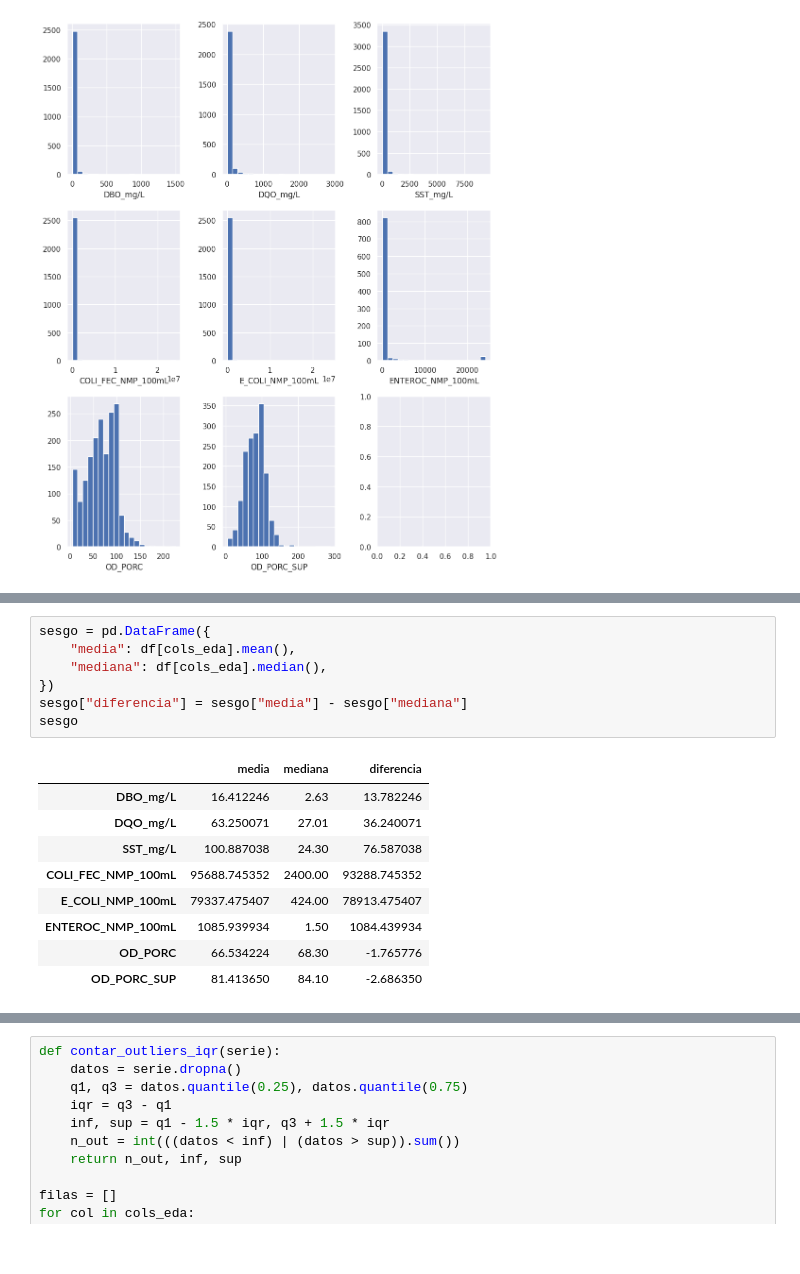
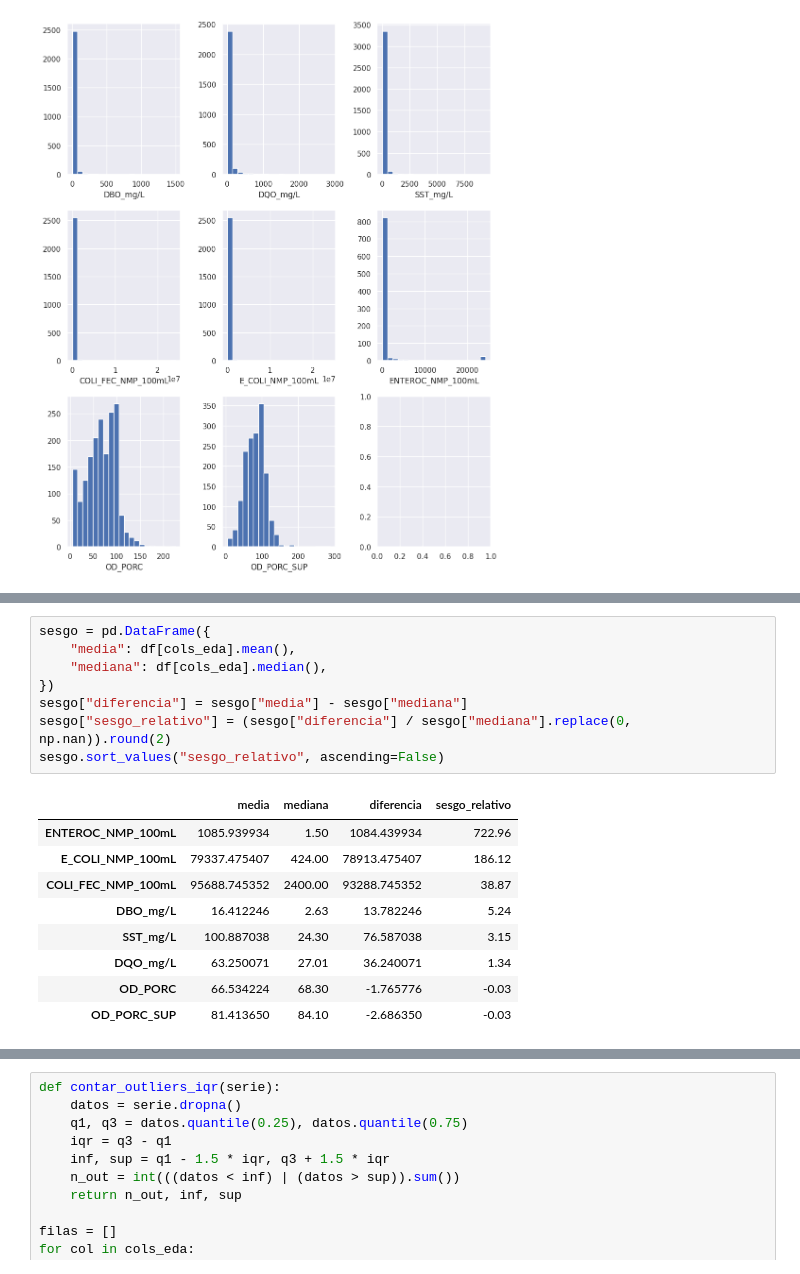
Before and after one commit to achockc-cenfo/proyecto_final_CD, a Jupyter notebook: cd_final_proyecto.ipynb, the cells around one changed output, grey strips where cells are left out. Saved outputs shown, nothing was run; the diff lists cells and outputs as text.

```diff
--- a/cd_final_proyecto.ipynb
+++ b/cd_final_proyecto.ipynb
@@ -267,18 +329,19 @@ desc[["count", "mean", "mediana", "std", "min", "25%", "50%", "75%", "max", "ran
 # %%
 sesgo = pd.DataFrame({
     "media": df[cols_eda].mean(),
     "mediana": df[cols_eda].median(),
 })
 sesgo["diferencia"] = sesgo["media"] - sesgo["mediana"]
-sesgo
+sesgo["sesgo_relativo"] = (sesgo["diferencia"] / sesgo["mediana"].replace(0, np.nan)).round(2)
+sesgo.sort_values("sesgo_relativo", ascending=False)
 # %% [output]
-|  | media | mediana | diferencia |
-| DBO_mg/L | 16.412246 | 2.63 | 13.782246 |
-| DQO_mg/L | 63.250071 | 27.01 | 36.240071 |
-| SST_mg/L | 100.887038 | 24.30 | 76.587038 |
-| COLI_FEC_NMP_100mL | 95688.745352 | 2400.00 | 93288.745352 |
-| E_COLI_NMP_100mL | 79337.475407 | 424.00 | 78913.475407 |
-| ENTEROC_NMP_100mL | 1085.939934 | 1.50 | 1084.439934 |
-| OD_PORC | 66.534224 | 68.30 | -1.765776 |
-| OD_PORC_SUP | 81.413650 | 84.10 | -2.686350 |
+|  | media | mediana | diferencia | sesgo_relativo |
+| ENTEROC_NMP_100mL | 1085.939934 | 1.50 | 1084.439934 | 722.96 |
+| E_COLI_NMP_100mL | 79337.475407 | 424.00 | 78913.475407 | 186.12 |
+| COLI_FEC_NMP_100mL | 95688.745352 | 2400.00 | 93288.745352 | 38.87 |
+| DBO_mg/L | 16.412246 | 2.63 | 13.782246 | 5.24 |
+| SST_mg/L | 100.887038 | 24.30 | 76.587038 | 3.15 |
+| DQO_mg/L | 63.250071 | 27.01 | 36.240071 | 1.34 |
+| OD_PORC | 66.534224 | 68.30 | -1.765776 | -0.03 |
+| OD_PORC_SUP | 81.413650 | 84.10 | -2.686350 | -0.03 |
 # %%
```
Also changed, not shown: parts of 20 cells of this notebook.
